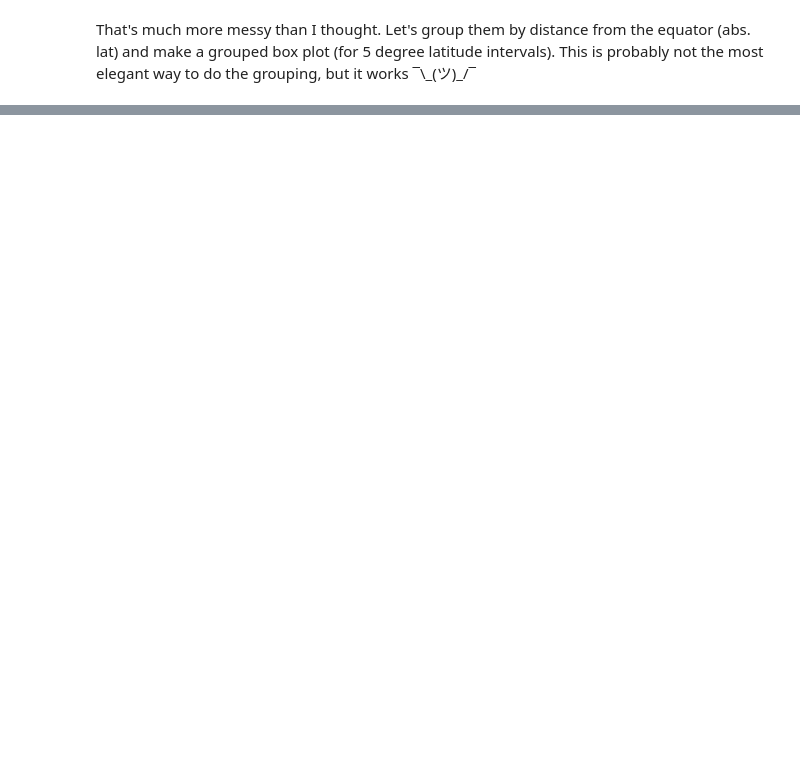
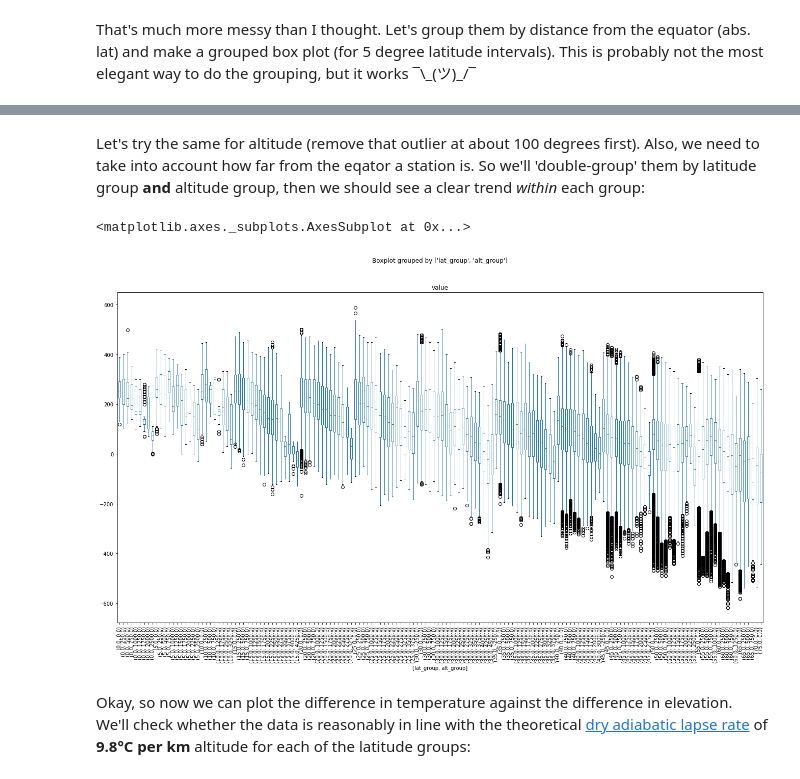
Before and after one commit to crstn/CISC, a Jupyter notebook: UHI-NOAA/NOAA_weather_station_data.ipynb, the cells around one changed output, grey strips where cells are left out. Saved outputs shown, nothing was run; the diff lists cells and outputs as text; code cells hidden in the pictures; blank space fills up the shorter version.

```diff
--- a/UHI-NOAA/NOAA_weather_station_data.ipynb
+++ b/UHI-NOAA/NOAA_weather_station_data.ipynb
@@ -587,0 +597,14 @@ data_1975[data_1975.value >= 500]
+# %% [markdown]
+Let's try the same for altitude (remove that outlier at about 100 degrees first). Also, we need to take into account how far from the eqator a station is. So we'll 'double-group' them by latitude group **and** altitude group, then we should see a clear trend _within_ each group:
+# %%
+data_1975 = data_1975[data_1975.value < 800]
+
+# put in 250m groups
+data_1975['alt_group'] = (data_1975.elevation // 250) * 250
+
+data_1975.boxplot(column = 'value', by= ['lat_group', 'alt_group'], grid=False, figsize=(22.0,12.0), rot=90)
+# %% [output]
+<matplotlib.axes._subplots.AxesSubplot at 0x...>
+[figure, added]
+# %% [markdown]
+Okay, so now we can plot the difference in temperature against the difference in elevation. We'll check whether the data is reasonably in line with the theoretical [dry adiabatic lapse rate](https://en.wikipedia.org/wiki/Lapse_rate#Dry_adiabatic_lapse_rate) of **9.8°C per km** altitude for each of the latitude groups:
```
Also changed, not shown: parts of 21 cells of this notebook, 1 other file.
